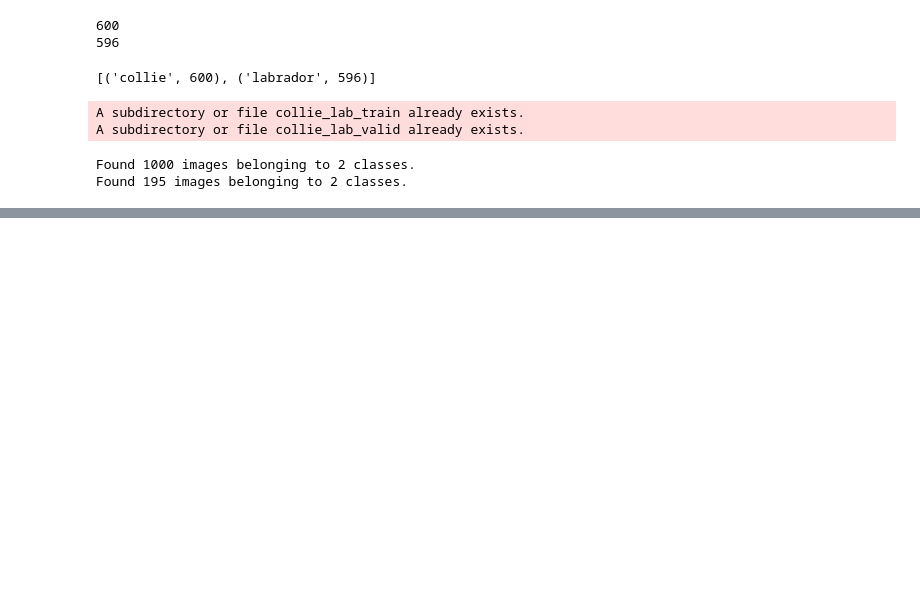
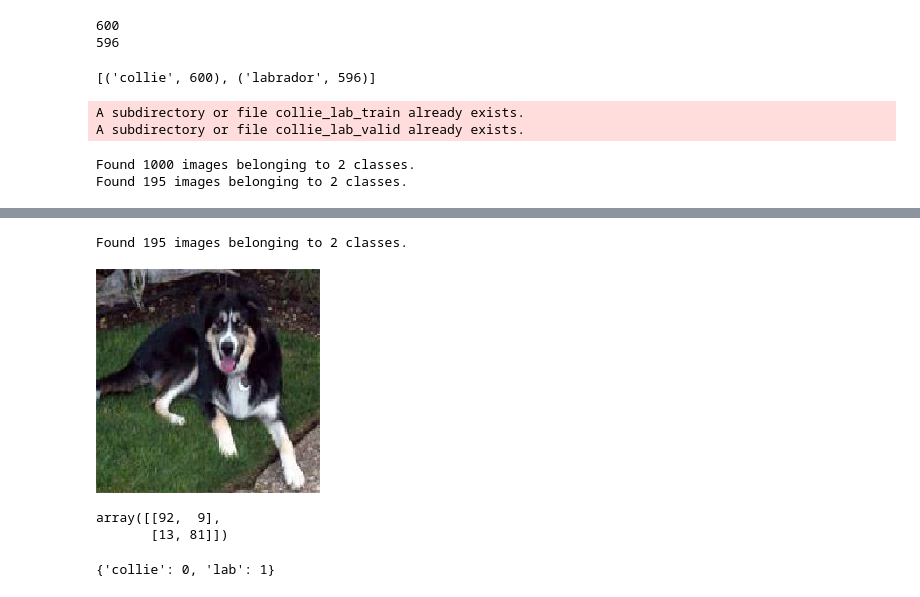
Before and after one commit to jrjames83/Keras-Gates-vs-Bezos-Image-Classifier, a Jupyter notebook: gatesbezos/Border Collie or Yellow Lab.ipynb, the cells around one changed output, grey strips where cells are left out. Saved outputs shown, nothing was run; the diff lists cells and outputs as text; code cells hidden in the pictures; blank space fills up the shorter version.

Commit message:
adding collie vs labrador notebook collie not collie

```diff
--- a/gatesbezos/Border Collie or Yellow Lab.ipynb
+++ b/gatesbezos/Border Collie or Yellow Lab.ipynb
@@ -140,0 +144,37 @@ model.fit_generator(
+# %%
+import matplotlib.pyplot as plt
+%matplotlib inline
+
+validation_generator = test_datagen.flow_from_directory(
+    'collie_lab_valid/',
+    target_size=(150, 150),
+    batch_size=1, shuffle=False,
+    class_mode='binary')
+
+
+preds = model.predict_generator(generator=validation_generator, steps=195)
+# %% [output]
+Found 195 images belonging to 2 classes.
+# %%
+def load_an_image(file_name):
+    img = image.load_img(
+
+        os.path.join(os.getcwd() + '\\collie_lab_valid\\',  file_name)
+       ,
+        target_size=(224, 224)
+
+    )
+    return img
+# %%
+load_an_image(validation_generator.filenames[3])
+# %% [output]
+[figure, added]
+# %%
+confusion_matrix(validation_generator.classes, [np.round(x) for x in preds])
+# %% [output]
+array([[92,  9],
+       [13, 81]])
+# %%
+validation_generator.class_indices
+# %% [output]
+{'collie': 0, 'lab': 1}
```
Also changed, not shown: parts of 5 cells of this notebook.
